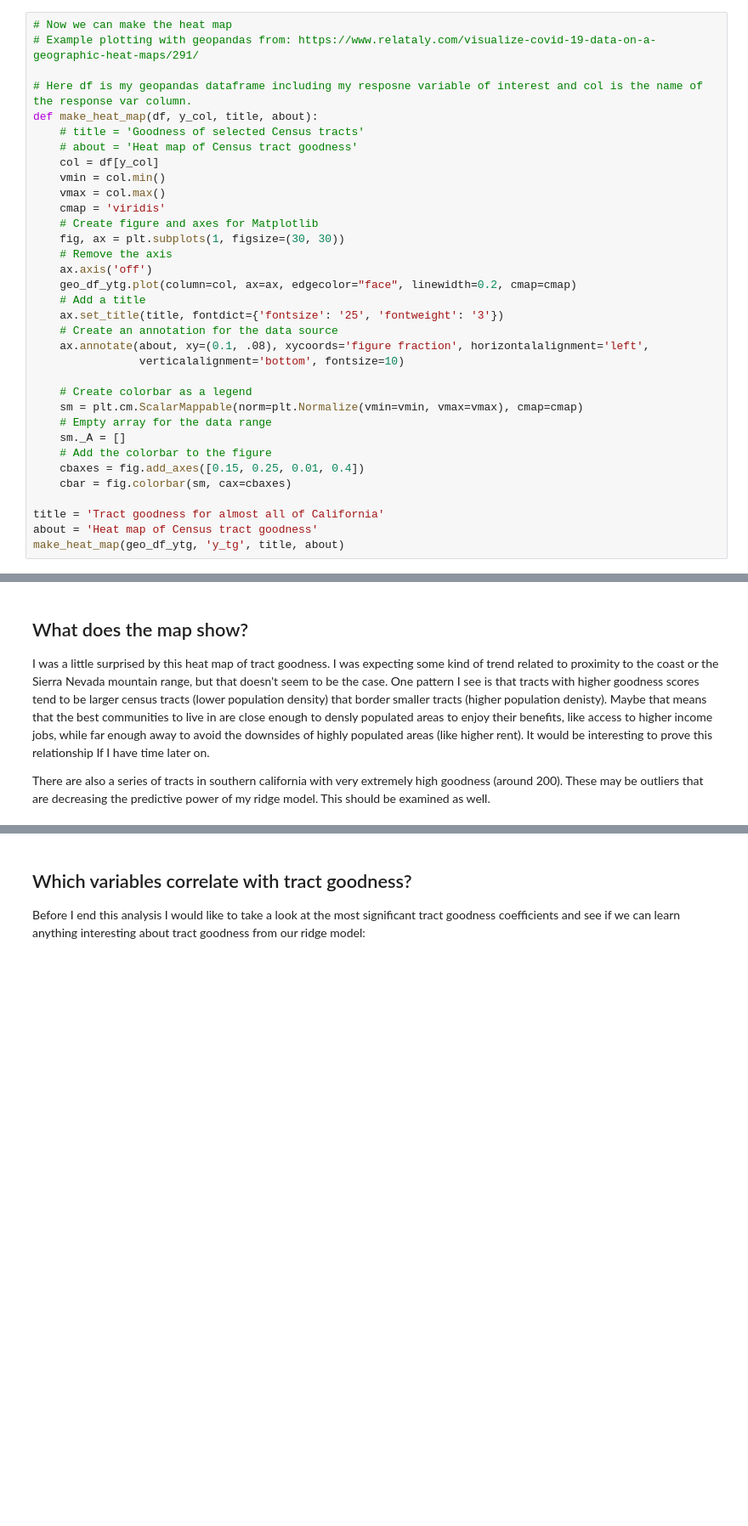
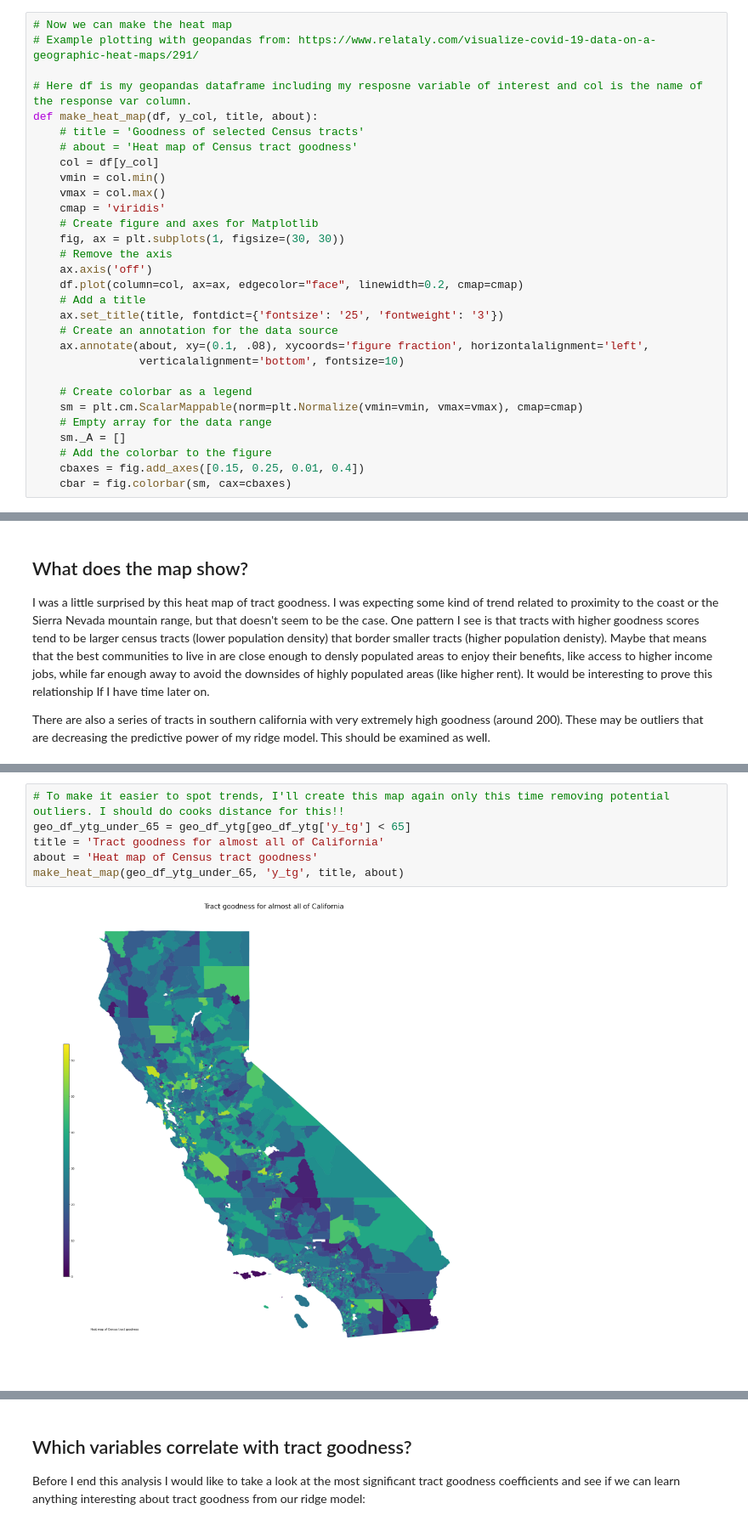
Before and after one commit to Edmund-Dale/public_projects, a Jupyter notebook: best_CA_neighborhoods/best_CA_neighborhoods.ipynb, the cells around one changed output, grey strips where cells are left out. Shown at 85% size. Drawn from its saved outputs; the diff is of its cells as text; blank space fills up the shorter version.

```diff
--- a/best_CA_neighborhoods/best_CA_neighborhoods.ipynb
+++ b/best_CA_neighborhoods/best_CA_neighborhoods.ipynb
@@ -653,7 +658,7 @@ def make_heat_map(df, y_col, title, about):
     fig, ax = plt.subplots(1, figsize=(30, 30))
     # Remove the axis
     ax.axis('off')
-    geo_df_ytg.plot(column=col, ax=ax, edgecolor="face", linewidth=0.2, cmap=cmap)
+    df.plot(column=col, ax=ax, edgecolor="face", linewidth=0.2, cmap=cmap)
     # Add a title
     ax.set_title(title, fontdict={'fontsize': '25', 'fontweight': '3'})
     # Create an annotation for the data source
@@ -667,7 +672,3 @@ def make_heat_map(df, y_col, title, about):
     # Add the colorbar to the figure
     cbaxes = fig.add_axes([0.15, 0.25, 0.01, 0.4])
     cbar = fig.colorbar(sm, cax=cbaxes)
-
-title = 'Tract goodness for almost all of California'
-about = 'Heat map of Census tract goodness'
-make_heat_map(geo_df_ytg, 'y_tg', title, about)
@@ -680,0 +686,8 @@ There are also a series of tracts in southern california with very extremely hig
+# %%
+# To make it easier to spot trends, I'll create this map again only this time removing potential outliers. I should do cooks distance for this!!
+geo_df_ytg_under_65 = geo_df_ytg[geo_df_ytg['y_tg'] < 65]
+title = 'Tract goodness for almost all of California'
+about = 'Heat map of Census tract goodness'
+make_heat_map(geo_df_ytg_under_65, 'y_tg', title, about)
+# %% [output]
+[figure, added]
```
Also changed, not shown: parts of 33 cells of this notebook, 8 other files.
